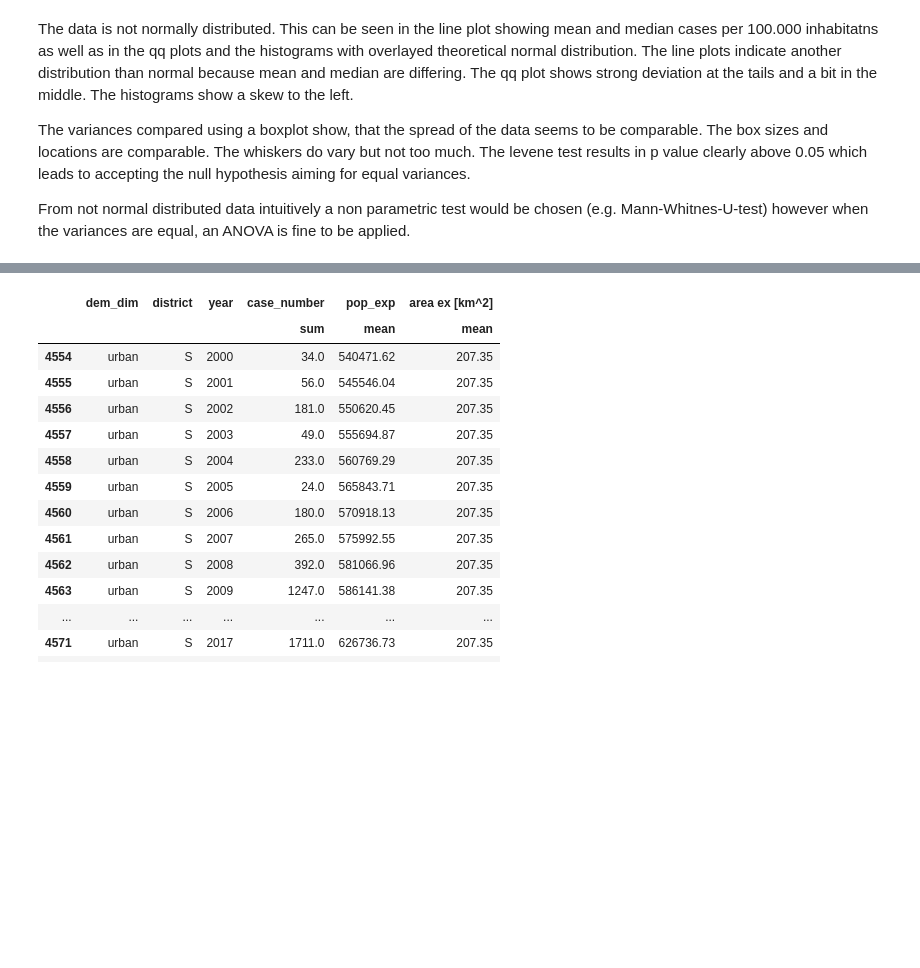
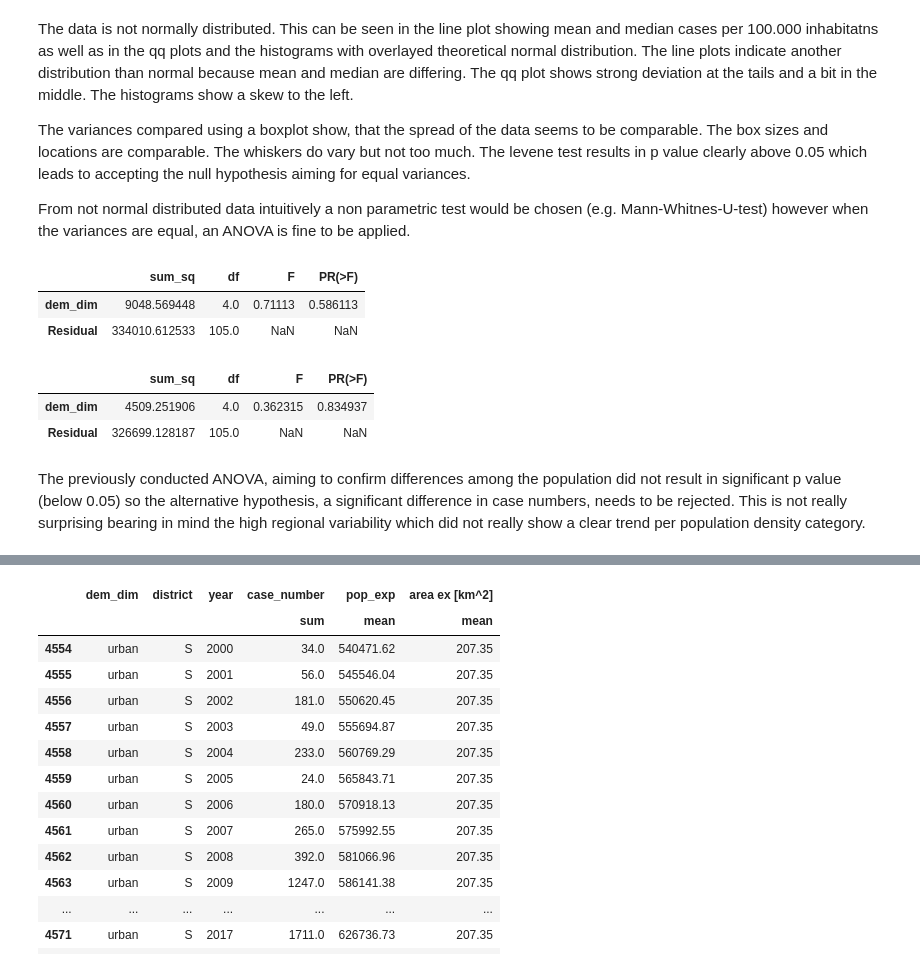
Before and after one commit to ChiaraBecht/programming_1_influenza, a Jupyter notebook: analysis/Final_assignment_Data_Analysis.ipynb, the cells around one changed output, grey strips where cells are left out. Drawn from its saved outputs; the diff is of its cells as text; code cells hidden in the pictures; blank space fills up the shorter version.

Commit message:
added statistical analysis comparing total case numbers for categorized district groups

```diff
--- a/analysis/Final_assignment_Data_Analysis.ipynb
+++ b/analysis/Final_assignment_Data_Analysis.ipynb
@@ -739,0 +744,19 @@ From not normal distributed data intuitively a non parametric test would be chos
+# %%
+# conducting an one way ANOVA
+from statsmodels.formula.api import ols
+import statsmodels.api as sm
+model = ols('median_cases_hdr_ths ~ dem_dim', data = df_cat).fit()
+sm.stats.anova_lm(model, typ=2)
+# %% [output]
+|  | sum_sq | df | F | PR(>F) |
+| dem_dim | 9048.569448 | 4.0 | 0.71113 | 0.586113 |
+| Residual | 334010.612533 | 105.0 | NaN | NaN |
+# %%
+model = ols('mean_cases_hdr_ths ~ dem_dim', data = df_cat).fit()
+sm.stats.anova_lm(model, typ=2)
+# %% [output]
+|  | sum_sq | df | F | PR(>F) |
+| dem_dim | 4509.251906 | 4.0 | 0.362315 | 0.834937 |
+| Residual | 326699.128187 | 105.0 | NaN | NaN |
+# %% [markdown]
+The previously conducted ANOVA, aiming to confirm differences among the population did not result in significant p value (below 0.05) so the alternative hypothesis, a significant difference in case numbers, needs to be rejected. This is not really surprising bearing in mind the high regional variability which did not really show a clear trend per population density category.
```
Also changed, not shown: parts of 4 cells of this notebook.
